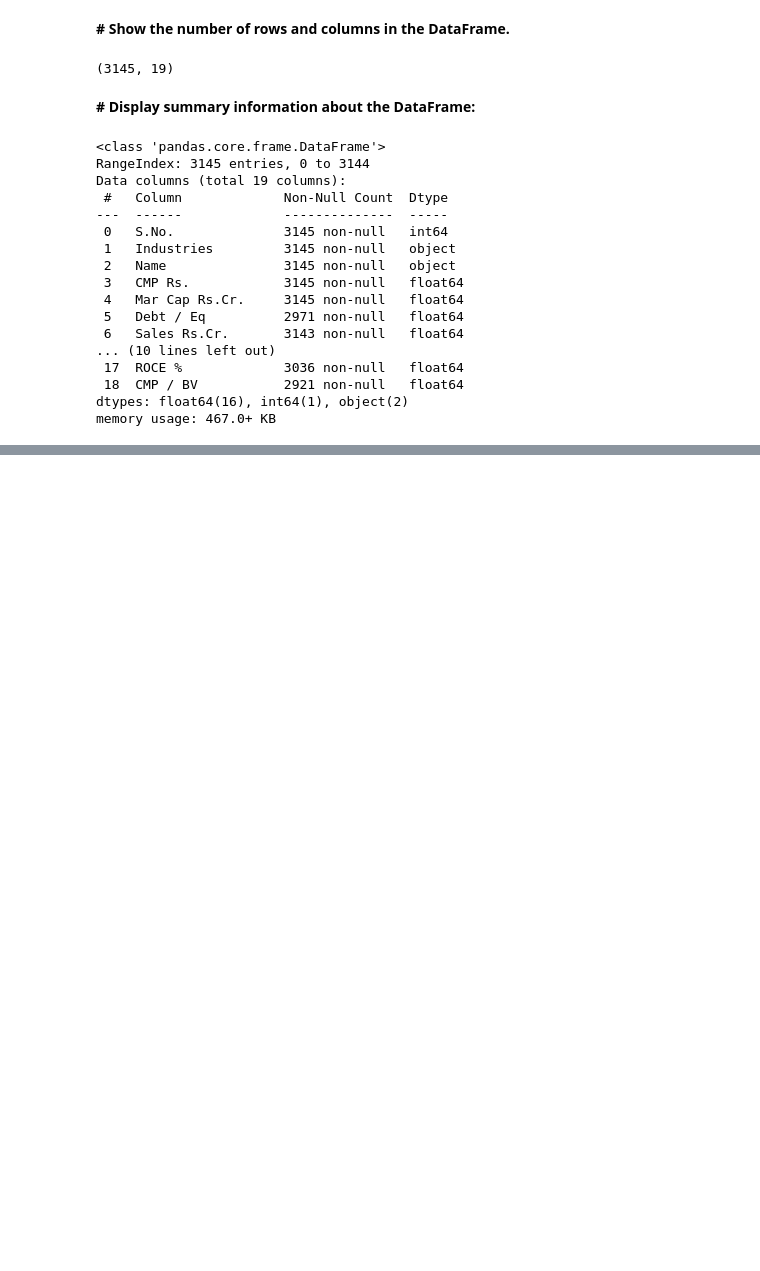
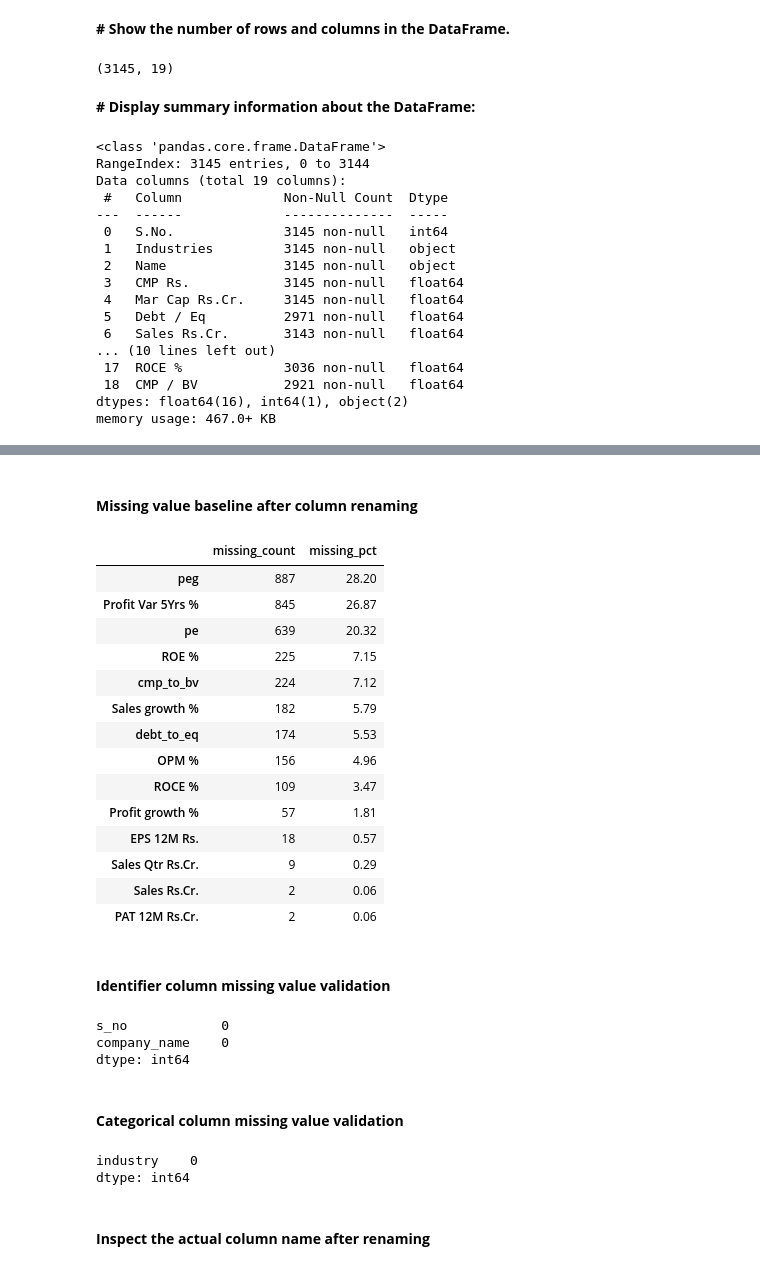
Before and after one commit to dirumisra/equity-fundamentals-analytics, a Jupyter notebook: equity-fundamentals-analytics/notebooks/dev/01_data_intake.ipynb, the cells around one changed output, grey strips where cells are left out. Saved outputs shown, nothing was run; the diff lists cells and outputs as text; code cells hidden in the pictures; blank space fills up the shorter version.

```diff
--- a/equity-fundamentals-analytics/notebooks/dev/01_data_intake.ipynb
+++ b/equity-fundamentals-analytics/notebooks/dev/01_data_intake.ipynb
@@ -84,0 +477,6 @@ memory usage: 467.0+ KB
+# %%
+# Rename the columns of the dataframe using the provided mapping and create a deep copy
+equity_df = raw_equity_df.rename(columns=column_rename_map).copy()
+
+# Return the updated dataframe
+equity_df.columns.tolist()
@@ -84,0 +503,68 @@ memory usage: 467.0+ KB
+# %% [markdown]
+#### **Missing value baseline after column renaming**
+# %%
+# Count missing values per column
+missing_counts_post_rename = equity_df.isna().sum()
+
+# Convert to DataFrame for readability
+# Convert 'missing_counts_post_rename' into a DataFrame with a new column 'missing_count'
+missing_summary_post_rename = (
+    missing_counts_post_rename
+    .to_frame(name="missing_count")  # Convert series to DataFrame and rename the column
+    .assign(
+        # Calculate the percentage of missing data for each entry, round to 2 decimal places
+        missing_pct=lambda x: (x["missing_count"] / len(equity_df) * 100).round(2)
+    )
+    .query("missing_count > 0")  # Filter rows where there are missing values (i.e., 'missing_count' > 0)
+    .sort_values("missing_pct", ascending=False)  # Sort the rows by 'missing_pct' in descending order
+)
+
+# Display the final DataFrame with the missing counts and their corresponding percentages
+missing_summary_post_rename
+# %% [output]
+|  | missing_count | missing_pct |
+| peg | 887 | 28.20 |
+| Profit Var 5Yrs % | 845 | 26.87 |
+| pe | 639 | 20.32 |
+| ROE % | 225 | 7.15 |
+| cmp_to_bv | 224 | 7.12 |
+| Sales growth % | 182 | 5.79 |
+| debt_to_eq | 174 | 5.53 |
+| OPM % | 156 | 4.96 |
+| ROCE % | 109 | 3.47 |
+| Profit growth % | 57 | 1.81 |
+| EPS 12M Rs. | 18 | 0.57 |
+| Sales Qtr Rs.Cr. | 9 | 0.29 |
+| Sales Rs.Cr. | 2 | 0.06 |
+| PAT 12M Rs.Cr. | 2 | 0.06 |
+# %% [markdown]
+#### **Identifier column missing value validation**
+# %%
+# -------------------------------------------
+# Identifier column missing value validation
+# -------------------------------------------
+
+# Define the list of identifier columns to check for missing values
+identifier_cols = ["s_no", "company_name"]
+
+# Check for missing values in the specified identifier columns
+# This will return the sum of missing (NaN) values for each identifier column
+equity_df[identifier_cols].isna().sum()
+# %% [output]
+s_no            0
+company_name    0
+dtype: int64
+# %% [markdown]
+#### **Categorical column missing value validation**
+# %%
+# Define the list of categorical columns to check for missing values
+categorical_cols = ["industry"]
+
+# Check for missing values in the specified categorical column
+# This will return the sum of missing (NaN) values for the 'industry' column
+equity_df[categorical_cols].isna().sum()
+# %% [output]
+industry    0
+dtype: int64
+# %% [markdown]
+#### **Inspect the actual column name after renaming**
```
Also changed, not shown: parts of 37 cells of this notebook, 7 other files.
